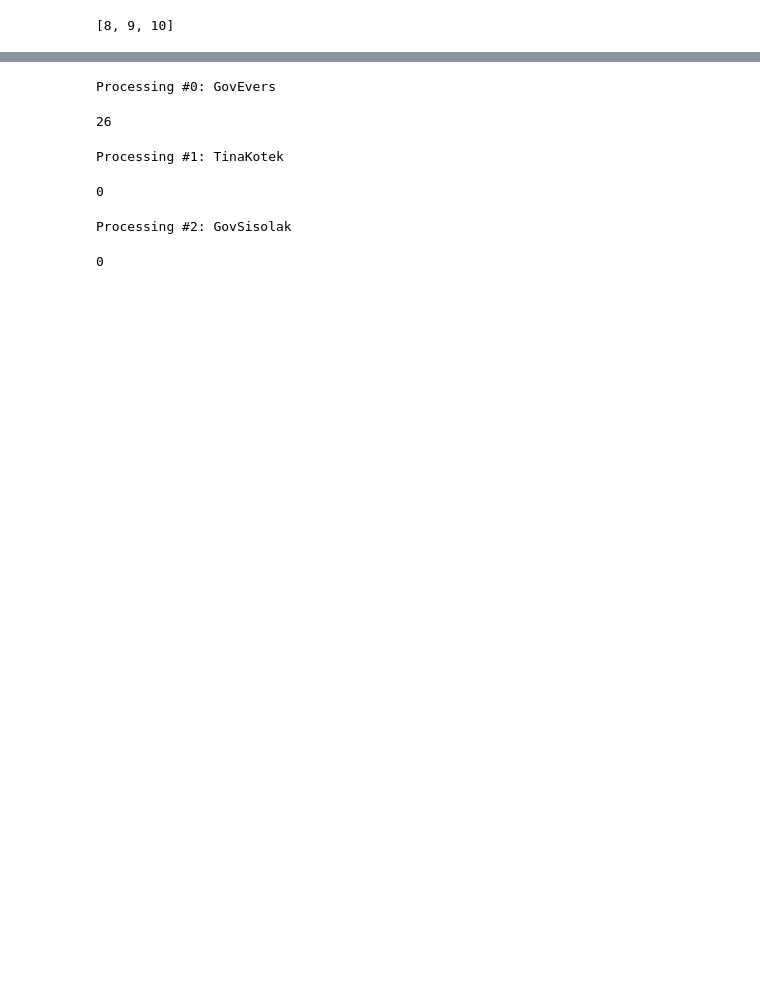
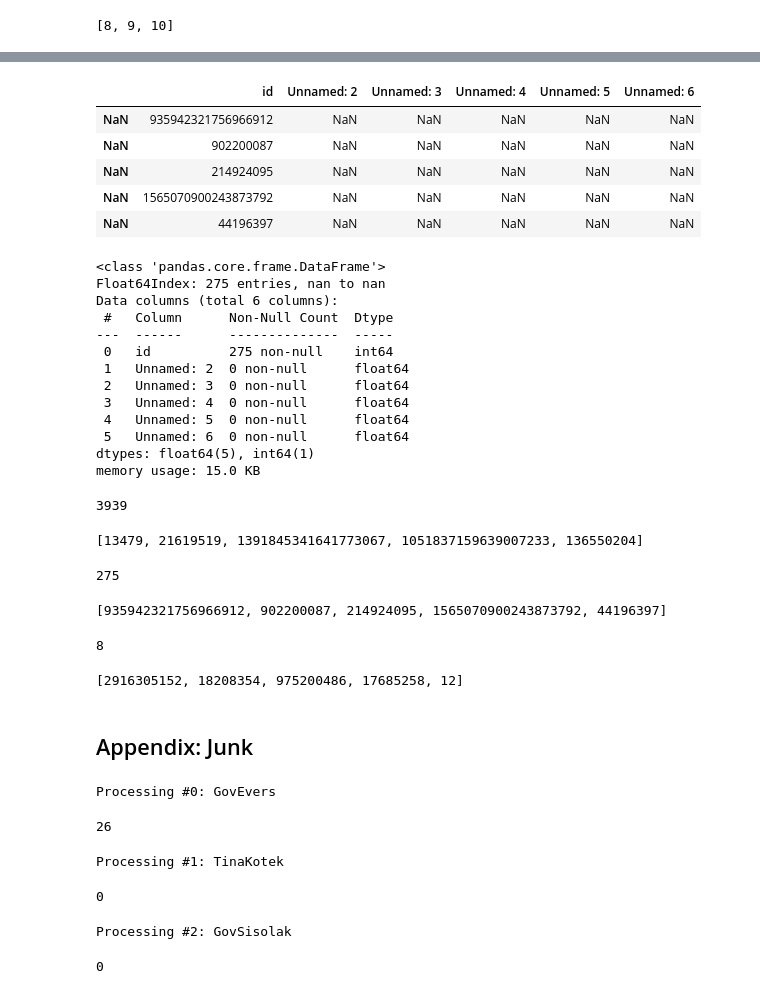
Before and after one commit to jon-chun/scrape-social-medias, a Jupyter notebook: scrape_twitter_usgovs_simple.ipynb, the cells around one changed output, grey strips where cells are left out. Cells and saved outputs as stored; diff of their text form; code cells hidden in the pictures; blank space fills up the shorter version.

```diff
--- a/scrape_twitter_usgovs_simple.ipynb
+++ b/scrape_twitter_usgovs_simple.ipynb
@@ -748,3 +759,50 @@ for auser in common_ls:
+# %%
+mtg_followers_df = pd.read_csv('mtg_following_ids.csv', index_col=[0])
+mtg_followers_df.head()
+mtg_followers_df.info()
+# %% [output]
+|  | id | Unnamed: 2 | Unnamed: 3 | Unnamed: 4 | Unnamed: 5 | Unnamed: 6 |
+| NaN | 935942321756966912 | NaN | NaN | NaN | NaN | NaN |
+| NaN | 902200087 | NaN | NaN | NaN | NaN | NaN |
+| NaN | 214924095 | NaN | NaN | NaN | NaN | NaN |
+| NaN | 1565070900243873792 | NaN | NaN | NaN | NaN | NaN |
+| NaN | 44196397 | NaN | NaN | NaN | NaN | NaN |
+<class 'pandas.core.frame.DataFrame'>
+Float64Index: 275 entries, nan to nan
+Data columns (total 6 columns):
+ #   Column      Non-Null Count  Dtype
+---  ------      --------------  -----
+ 0   id          275 non-null    int64
+ 1   Unnamed: 2  0 non-null      float64
+ 2   Unnamed: 3  0 non-null      float64
+ 3   Unnamed: 4  0 non-null      float64
+ 4   Unnamed: 5  0 non-null      float64
+ 5   Unnamed: 6  0 non-null      float64
+dtypes: float64(5), int64(1)
+memory usage: 15.0 KB
+# %%
+aoc_followers_ls = aoc_followers_df.id.to_list()
+len(aoc_followers_ls)
+aoc_followers_ls[:5]
+# %% [output]
+3939
+[13479, 21619519, 1391845341641773067, 1051837159639007233, 136550204]
+# %%
+mtg_followers_ls = mtg_followers_df.id.to_list()
+len(mtg_followers_ls)
+mtg_followers_ls[:5]
+# %% [output]
+275
+[935942321756966912, 902200087, 214924095, 1565070900243873792, 44196397]
+# %%
+aoc_mtg_followers_ls = list(set(aoc_followers_ls).intersection(set(mtg_followers_ls)))
+len(aoc_mtg_followers_ls)
+aoc_mtg_followers_ls[:5]
+# %% [output]
+8
+[2916305152, 18208354, 975200486, 17685258, 12]
+# %% [markdown]
+## Appendix: Junk
 # %%
 # Twitter Standard API v1.1
 # Get Tweet Timelines
```
Also changed, not shown: parts of 7 cells of this notebook, 2 other files.
